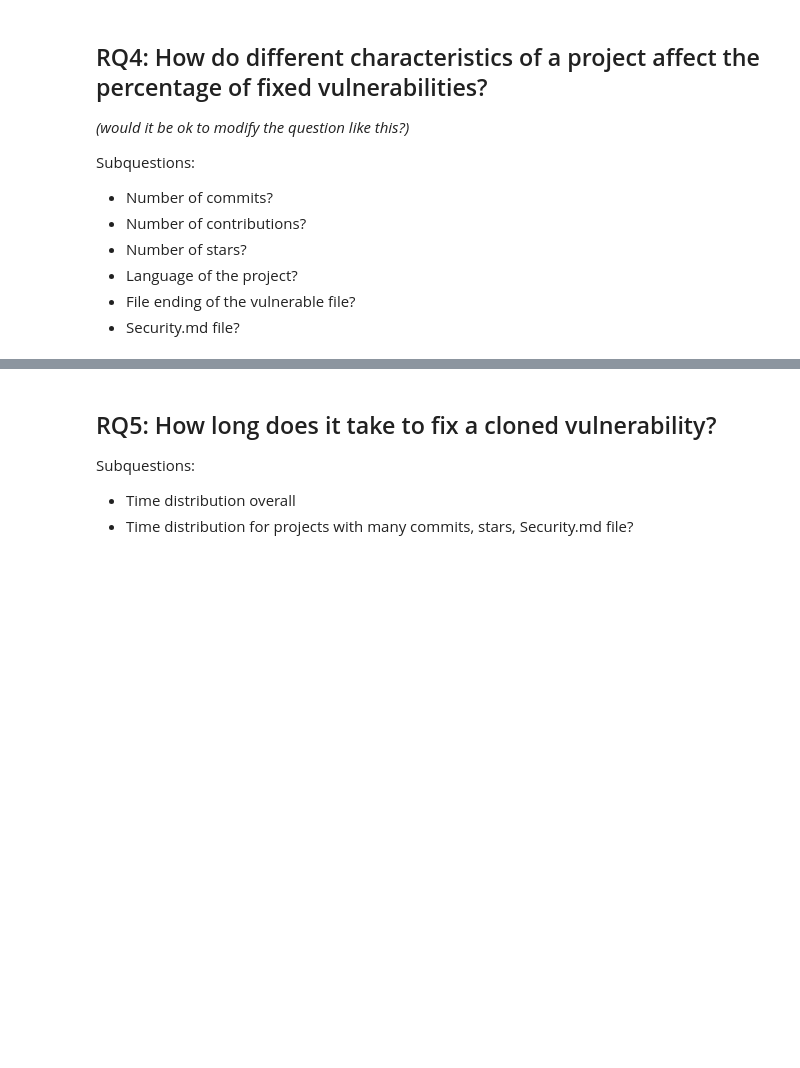
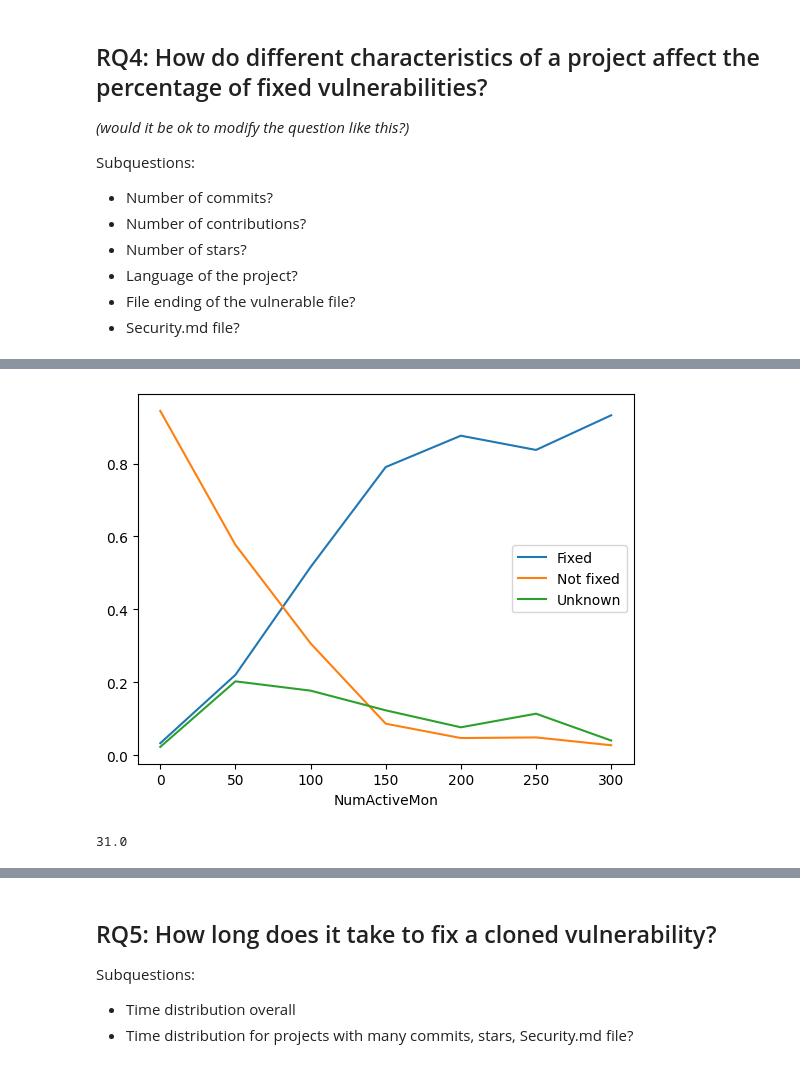
Before and after one commit to woc-hack/kjd, a Jupyter notebook: Results.ipynb, the cells around one changed output, grey strips where cells are left out. Drawn from its saved outputs; the diff is of its cells as text; code cells hidden in the pictures; blank space fills up the shorter version.

```diff
--- a/Results.ipynb
+++ b/Results.ipynb
@@ -288,0 +486,10 @@ Subquestions:
+# %%
+#Interesting bonus: projects that are active for a very long time (for longer than 12 years) are very likely to fix copied vulnerabilities
+
+plotByValueIncreasing("NumActiveMon", 50, df, 300, True)
+# %% [output]
+[figure, added]
+# %%
+pd.to_numeric(df[df['CommunitySize'] != " "]['CommunitySize']).quantile(0.99)
+# %% [output]
+31.0
```
Also changed, not shown: parts of 31 cells of this notebook.
